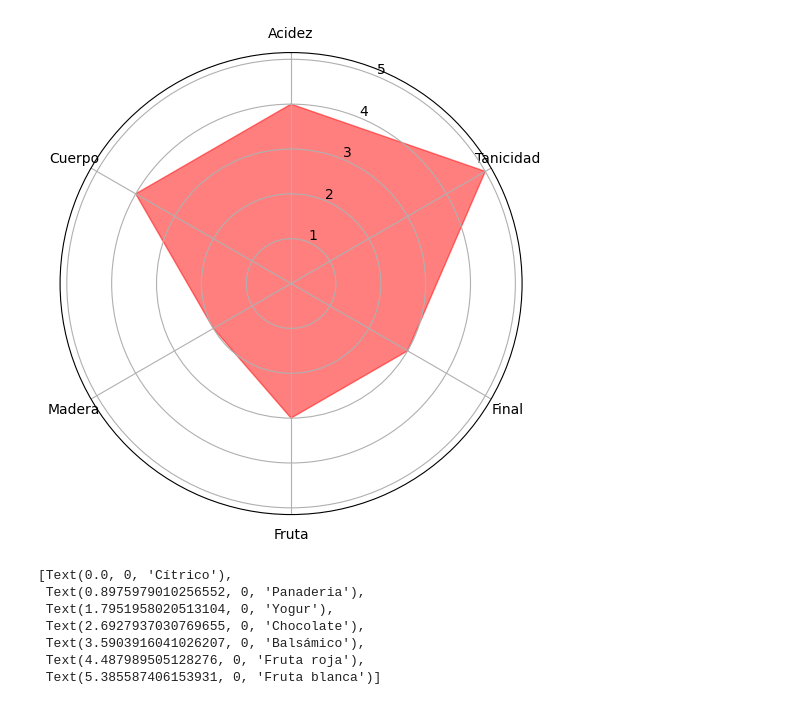
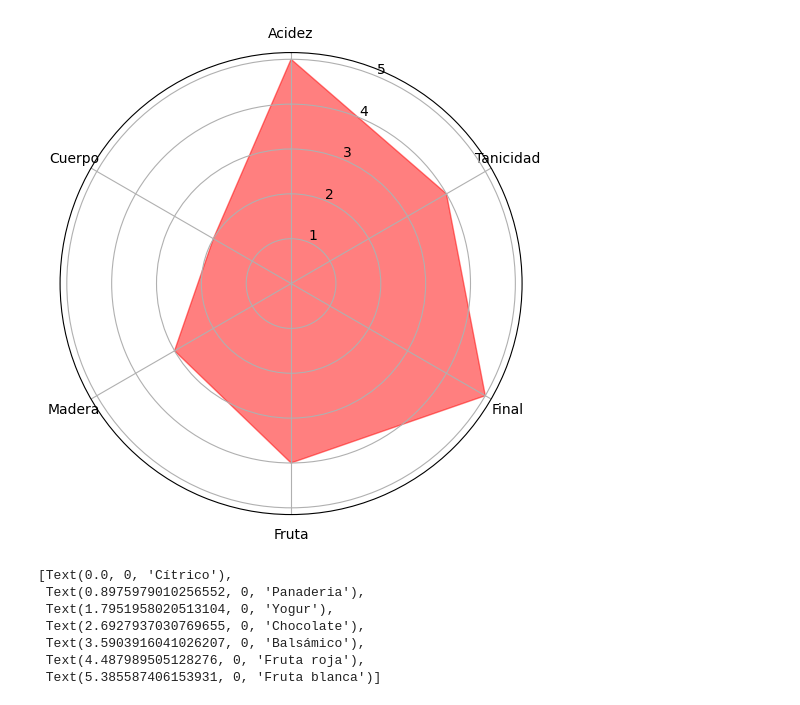
Before and after one commit to Zell0ss/AssistantStudies, a Jupyter notebook: radar_graph_generation.ipynb, the cells around one changed output. Cells and saved outputs as stored; diff of their text form; code cells hidden in the pictures.

```diff
--- a/radar_graph_generation.ipynb
+++ b/radar_graph_generation.ipynb
@@ -4,29 +4,30 @@ import matplotlib.pyplot as plt
 # %%
 # Definir las categorías para el eje radial
 sabores = ['Acidez', "Tanicidad", "Final", 'Fruta','Madera', 'Cuerpo']
-values = [4, 5, 3, 3, 2, 4]
+values = [5,4,5,4,3,2]
 
 # Crear un gráfico de radar
 fig, ax = plt.subplots(figsize=(6, 6), subplot_kw=dict(polar=True))
 ax.set_theta_offset(np.pi / 2)
 ax.set_theta_direction(-1)
 
 # Crear los ángulos
 angles = np.linspace(0, 2 * np.pi, len(sabores), endpoint=False).tolist()
 
 # Añadir la primera categoría al final para cerrar el círculo
 values += values[:1]
 angles += angles[:1]
 
 # Dibujar el gráfico de radar
 ax.fill(angles, values, color='red', alpha=0.5)
 
+
 # Colocar las etiquetas en los ángulos adecuados
 ax.set_xticks(angles[:-1])
 ax.set_xticklabels(sabores)
 plt.savefig('radar_graph_generation.jpg')
 # %% [output]
-[figure, old version]
+[figure, new version]
 # %%
 # Definir las categorías para el eje radial
 aromas = ['Lácticos', 'Fermentación (Panadería)', 'Yogur', 'Mineral', 'Barrica/coco/vainilla/caramelo', "Frutal (roja y cítrico)"]
```
Also changed, not shown: parts of 1 cell of this notebook, 2 other files.
